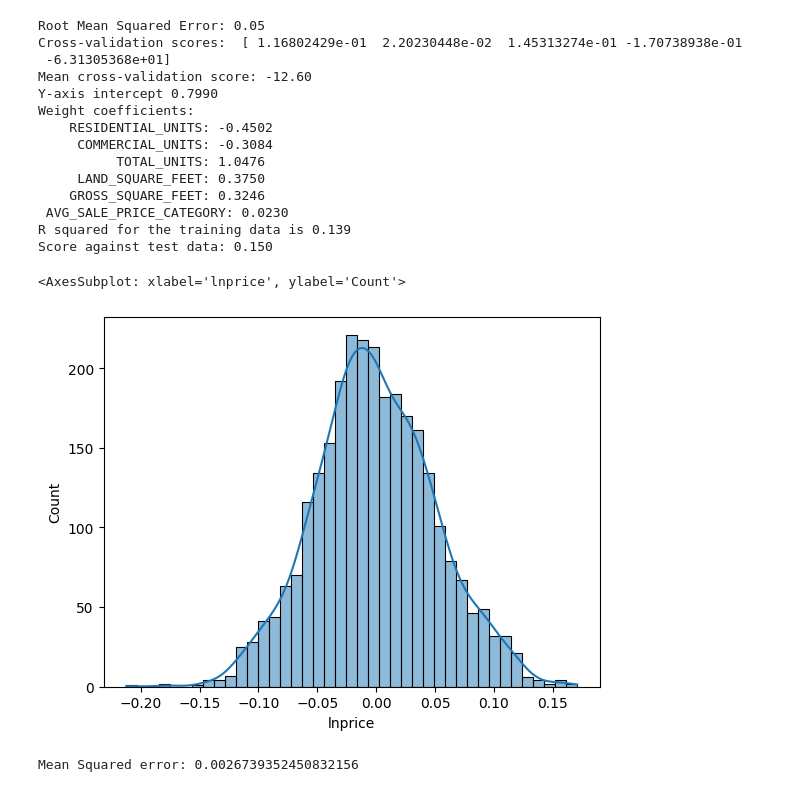
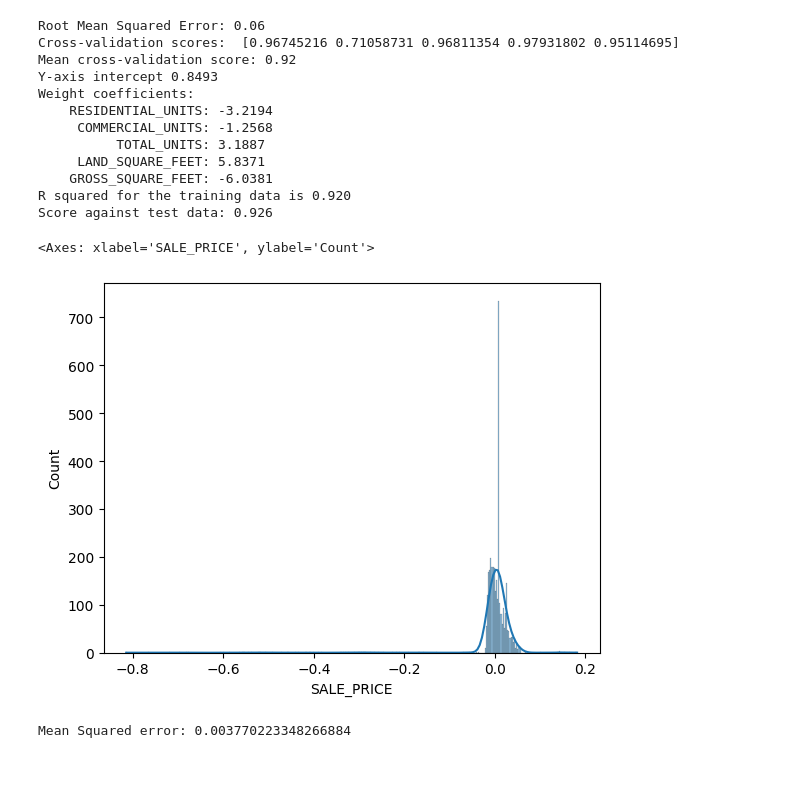
Before and after one commit to ZachLSoftware/BigData_CW, a Jupyter notebook: main_jup copy.ipynb, the cells around one changed output. Drawn from its saved outputs; the diff is of its cells as text; code cells hidden in the pictures.

Commit message:
Getting pretty good scores...

```diff
--- a/main_jup copy.ipynb
+++ b/main_jup copy.ipynb
@@ -156,19 +257,20 @@ def step1_clean():
 
     return df
 # %%
-def normalize(df,num_cols):
-    df_norm=df.copy()
-    df_norm[num_cols]=df_norm[num_cols]/df_norm[num_cols].abs().max()
+def normalize(df, num_cols):
+    df_norm = df.copy()
+    for col in num_cols:
+        df_norm[col] = (df_norm[col] - df_norm[col].min()) / (df_norm[col].max() - df_norm[col].min())
     return df_norm
 # %%
-df = step1_clean()
+df = step2_clean()
 df.reset_index(drop=True,inplace=True)
 numerical=['RESIDENTIAL_UNITS','COMMERCIAL_UNITS','TOTAL_UNITS','LAND_SQUARE_FEET','GROSS_SQUARE_FEET','SALE_PRICE','lnprice']
 categorical=['NEIGHBORHOOD', 'BUILDING_CLASS_CATEGORY', 'TAX_CLASS_AT_PRESENT', 'BLOCK','LOT', 'BUILDING_CLASS_AT_PRESENT', 'ADDRESS','ZIP_CODE','YEAR_BUILT','TAX_CLASS_AT_TIME_OF_SALE', 'BUILDING_CLASS_AT_TIME_OF_SALE', 'SALE_DATE']
 
 print(df.shape)
 dfnorm=normalize(df, numerical)
-df.drop(columns=['SALE_PRICE',], inplace=True)
+#df.drop(columns=['SALE_PRICE',], inplace=True)
 # dfnorm.drop(columns=['SALE_PRICE',], inplace=True)
 # numerical.remove("SALE_PRICE")
 # %% [output]
@@ -245,9 +309,9 @@ def regressionFitNumerical(df, column):
 # %%
 #numerical.remove("SALE_PRICE")
-numerical.append("SALE_PRICE_CATEGORY")
+numerical.append("AVG_SALE_PRICE_CATEGORY")
 for col in numerical:
     if col=="lnprice":
         continue
 
-    regressionFitNumerical(dfnorm, col)
+    gf.regressionFitNumerical(dfnorm, col)
 # %% [output]
@@ -362,7 +440,7 @@ PatsyError: Error evaluating factor: NameError: name 'SALE_PRICE_CATEGORY' is no
 # trainY)))
 # print("Score against test data: {:4.3f}".format(lm.score(testX, testY)))
 
-select_features=['RESIDENTIAL_UNITS', 'COMMERCIAL_UNITS', 'TOTAL_UNITS', 'LAND_SQUARE_FEET', 'GROSS_SQUARE_FEET', 'AVG_SALE_PRICE_CATEGORY']
+select_features=['RESIDENTIAL_UNITS', 'COMMERCIAL_UNITS', 'TOTAL_UNITS', 'LAND_SQUARE_FEET', 'GROSS_SQUARE_FEET']
 # Select predictors
 X = dfnorm[select_features]
 
@@ -372,60 +450,58 @@ X = dfnorm[select_features]
 # Target variable
 dfnorm.dropna(inplace=True)
 df.reset_index(drop=True, inplace=True)
-y = dfnorm['lnprice']
+y = dfnorm['SALE_PRICE']
 
 # Split the data into training and test sets
 X_train, X_test, y_train, y_test = train_test_split(X, y, test_size=0.2, random_state=42)
 
 # Fit the model
 model = linear_model.LinearRegression()
 model.fit(X_train, y_train)
 
 # Evaluate the model on the test set
 y_pred = model.predict(X_test)
 mse = mean_squared_error(y_test, y_pred)
 rmse = np.sqrt(mse)
 print("Root Mean Squared Error: {:.2f}".format(rmse))
 
 # Evaluate the model using cross-validation
 cv_scores = cross_val_score(model, X, y, cv=5)
 print("Cross-validation scores: ", cv_scores)
 print("Mean cross-validation score: {:.2f}".format(np.mean(cv_scores)))
 
 print("Y-axis intercept {:6.4f}".format(model.intercept_))
 print("Weight coefficients:")
 for feat, coef in zip(select_features, model.coef_):
     print(" {:>20}: {:6.4f}".format(feat, coef))
 # The value of R^2
 print("R squared for the training data is {:4.3f}".format(model.score(X_train,
 y_train)))
 print("Score against test data: {:4.3f}".format(model.score(X_test, y_test)))
 
 # Plot histogram of residuals
 residuals = y_test - y_pred
 sns.histplot(residuals, kde=True)
 # %% [output]
-Root Mean Squared Error: 0.05
-Cross-validation scores:  [ 1.16802429e-01  2.20230448e-02  1.45313274e-01 -1.70738938e-01
- -6.31305368e+01]
-Mean cross-validation score: -12.60
-Y-axis intercept 0.7990
+Root Mean Squared Error: 0.06
+Cross-validation scores:  [0.96745216 0.71058731 0.96811354 0.97931802 0.95114695]
+Mean cross-validation score: 0.92
+Y-axis intercept 0.8493
 Weight coefficients:
-    RESIDENTIAL_UNITS: -0.4502
-     COMMERCIAL_UNITS: -0.3084
-          TOTAL_UNITS: 1.0476
-     LAND_SQUARE_FEET: 0.3750
-    GROSS_SQUARE_FEET: 0.3246
- AVG_SALE_PRICE_CATEGORY: 0.0230
-R squared for the training data is 0.139
-Score against test data: 0.150
+    RESIDENTIAL_UNITS: -3.2194
+     COMMERCIAL_UNITS: -1.2568
+          TOTAL_UNITS: 3.1887
+     LAND_SQUARE_FEET: 5.8371
+    GROSS_SQUARE_FEET: -6.0381
+R squared for the training data is 0.920
+Score against test data: 0.926
-<AxesSubplot: xlabel='lnprice', ylabel='Count'>
+<Axes: xlabel='SALE_PRICE', ylabel='Count'>
-[figure, old version]
+[figure, new version]
 # %%
 def mse(df, pred, obs):
     n = df.shape[0]
     return sum((df[pred]-df[obs])**2)/n
 dfnorm['pred'] = model.predict(X)
-print("Mean Squared error: {}".format(mse(dfnorm,'pred', 'lnprice')))
+print("Mean Squared error: {}".format(mse(dfnorm,'pred', 'SALE_PRICE')))
 # %% [output]
-Mean Squared error: 0.0026739352450832156
+Mean Squared error: 0.003770223348266884
```
Also changed, not shown: parts of 31 cells of this notebook, 5 other files.
